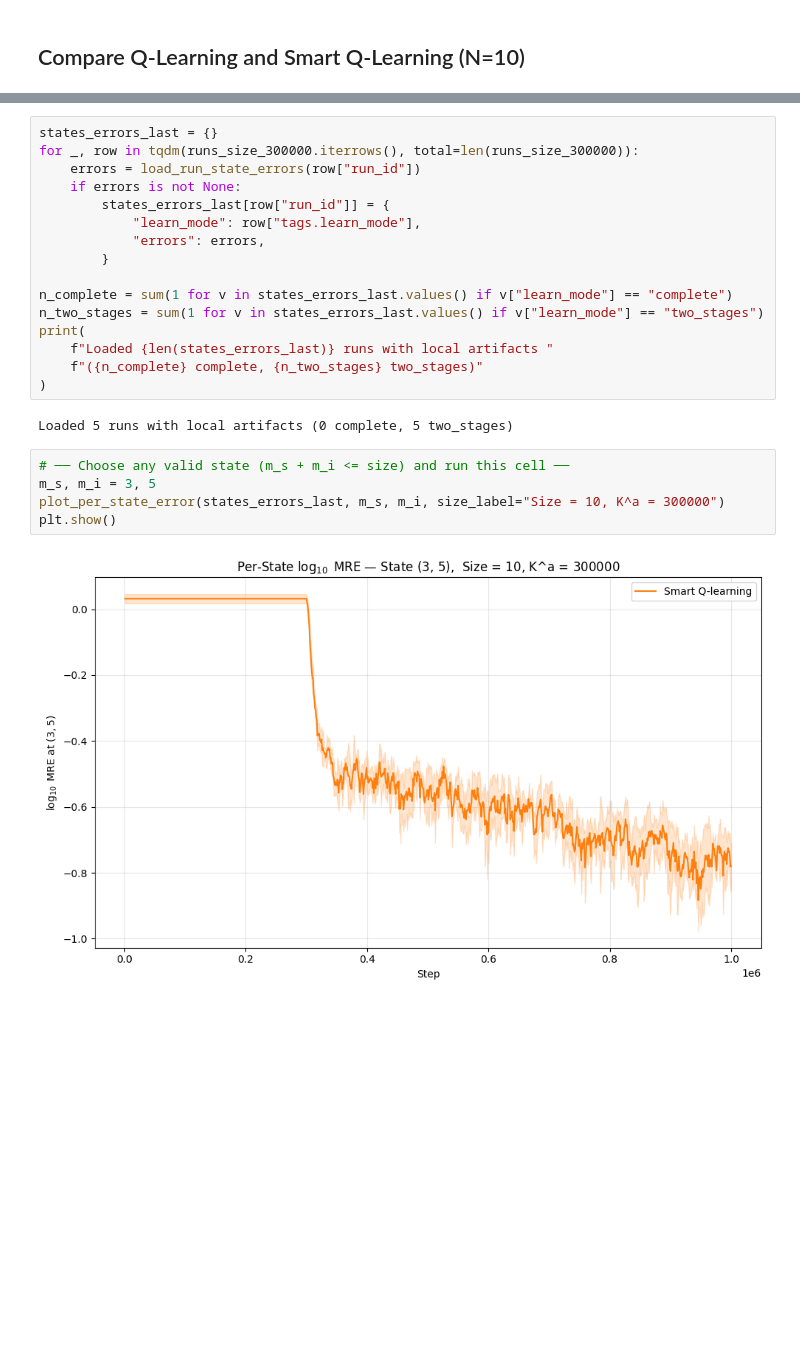
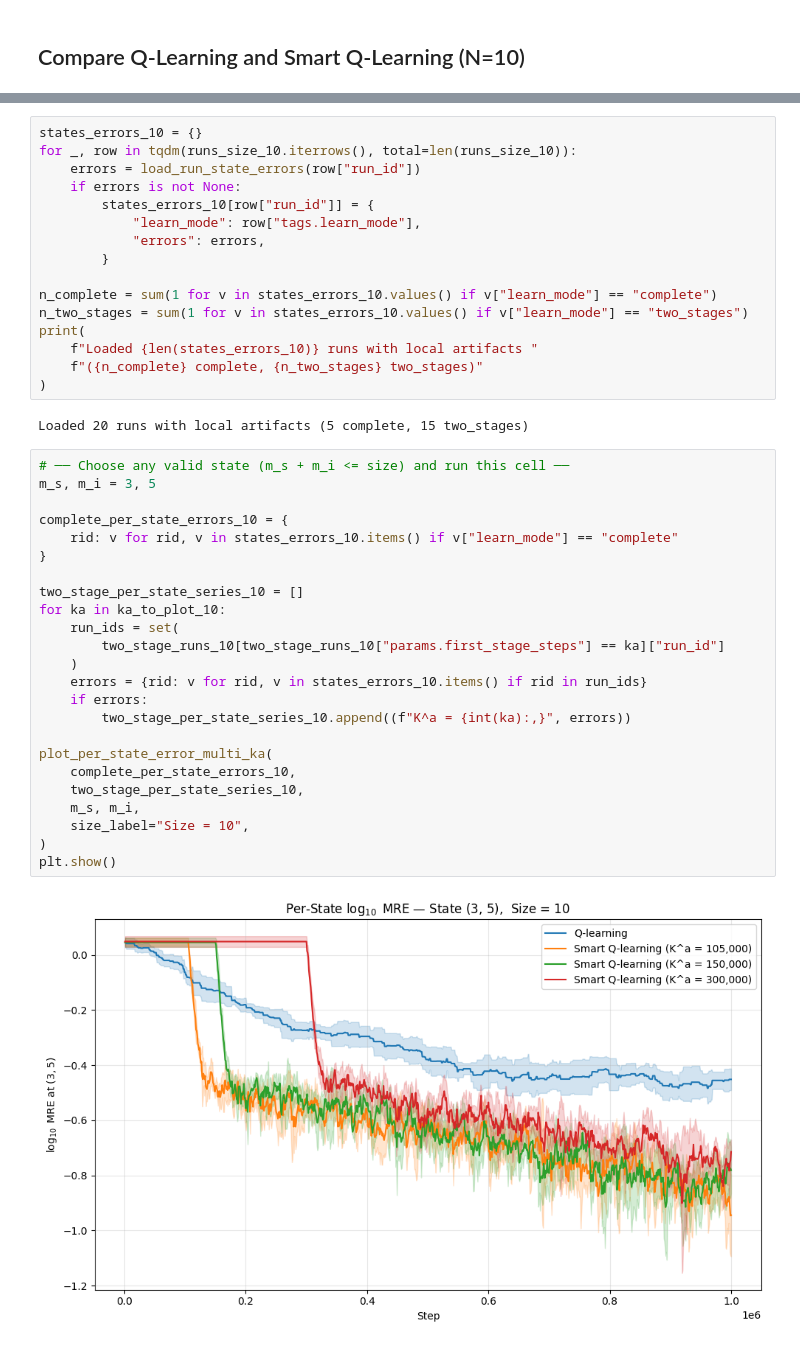
Before and after one commit to ccarballolozano/epidemic-models-rl, a Jupyter notebook: experiments/Compare_Two_Stage_Q_Learning_Performance.ipynb, the cells around one changed output, grey strips where cells are left out. Cells and saved outputs as stored; diff of their text form; blank space fills up the shorter version.

```diff
--- a/experiments/Compare_Two_Stage_Q_Learning_Performance.ipynb
+++ b/experiments/Compare_Two_Stage_Q_Learning_Performance.ipynb
@@ -375,25 +418,44 @@ Done — 5/5 runs succeeded (10060 files downloaded, 0 skipped, 0 runs failed)
 # %%
-states_errors_last = {}
-for _, row in tqdm(runs_size_300000.iterrows(), total=len(runs_size_300000)):
+states_errors_10 = {}
+for _, row in tqdm(runs_size_10.iterrows(), total=len(runs_size_10)):
     errors = load_run_state_errors(row["run_id"])
     if errors is not None:
-        states_errors_last[row["run_id"]] = {
+        states_errors_10[row["run_id"]] = {
             "learn_mode": row["tags.learn_mode"],
             "errors": errors,
         }
 
-n_complete = sum(1 for v in states_errors_last.values() if v["learn_mode"] == "complete")
-n_two_stages = sum(1 for v in states_errors_last.values() if v["learn_mode"] == "two_stages")
+n_complete = sum(1 for v in states_errors_10.values() if v["learn_mode"] == "complete")
+n_two_stages = sum(1 for v in states_errors_10.values() if v["learn_mode"] == "two_stages")
 print(
-    f"Loaded {len(states_errors_last)} runs with local artifacts "
+    f"Loaded {len(states_errors_10)} runs with local artifacts "
     f"({n_complete} complete, {n_two_stages} two_stages)"
 )
 # %% [output]
-Loaded 5 runs with local artifacts (0 complete, 5 two_stages)
+Loaded 20 runs with local artifacts (5 complete, 15 two_stages)
 # %%
 # ── Choose any valid state (m_s + m_i <= size) and run this cell ──
 m_s, m_i = 3, 5
-plot_per_state_error(states_errors_last, m_s, m_i, size_label="Size = 10, K^a = 300000")
+
+complete_per_state_errors_10 = {
+    rid: v for rid, v in states_errors_10.items() if v["learn_mode"] == "complete"
+}
+
+two_stage_per_state_series_10 = []
+for ka in ka_to_plot_10:
+    run_ids = set(
+        two_stage_runs_10[two_stage_runs_10["params.first_stage_steps"] == ka]["run_id"]
+    )
+    errors = {rid: v for rid, v in states_errors_10.items() if rid in run_ids}
+    if errors:
+        two_stage_per_state_series_10.append((f"K^a = {int(ka):,}", errors))
+
+plot_per_state_error_multi_ka(
+    complete_per_state_errors_10,
+    two_stage_per_state_series_10,
+    m_s, m_i,
+    size_label="Size = 10",
+)
 plt.show()
 # %% [output]
-[figure, old version]
+[figure, new version]
```
Also changed, not shown: parts of 26 cells of this notebook, 4 other files.
